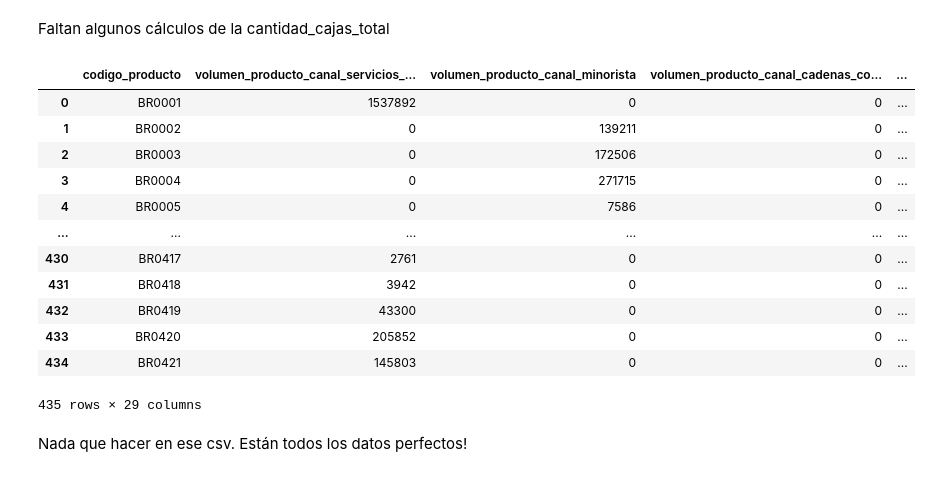
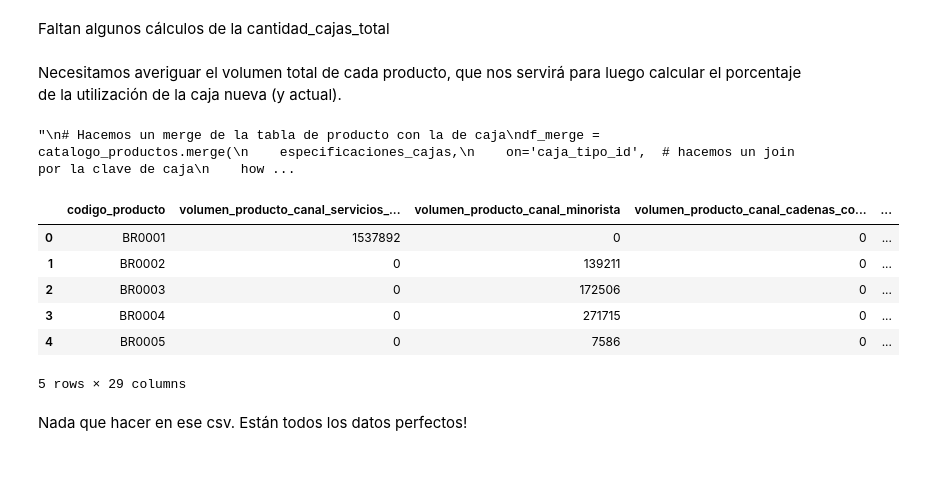
Before and after one commit to demianelnecave/AlixPartners-Competencia-Datos, a Jupyter notebook: 1.limpieza-datos.ipynb, the cells around one changed output. Drawn from its saved outputs; the diff is of its cells as text; code cells hidden in the pictures.

```diff
--- a/1.limpieza-datos.ipynb
+++ b/1.limpieza-datos.ipynb
@@ -71,22 +57,39 @@ especificaciones_cajas['cantidad_cajas_total'] = (
     especificaciones_cajas['cantidad_cajas_largo'] *
     especificaciones_cajas['cantidad_cajas_ancho']
 )
+# %% [markdown]
+Necesitamos averiguar el volumen total de cada producto, que nos servirá para luego calcular el porcentaje de la utilización de la caja nueva (y actual).
+# %%
+'''
+# Hacemos un merge de la tabla de producto con la de caja
+df_merge = catalogo_productos.merge(
+    especificaciones_cajas,
+    on='caja_tipo_id',  # hacemos un join por la clave de caja
+    how='left'          # dos productos distintos pueden usar la misma caja
+)
+
+# Calculamos el volumen del producto como la dimensión interna de la caja actual, pues la
+# restricción indica que su valor es el mínimo posible para contener el producto.
+df_merge['volumen_producto'] = (
+    df_merge['caja_interior_largo'] *
+    df_merge['caja_interior_ancho'] *
+    (df_merge['caja_interior_alto'] - 40) # Un headspace de 40mm obligatorio para la altura
+)
+
+catalogo_productos['volumen_producto'] = df_merge['volumen_producto']
+'''
+# %% [output]
+"\n# Hacemos un merge de la tabla de producto con la de caja\ndf_merge = catalogo_productos.merge(\n    especificaciones_cajas,\n    on='caja_tipo_id',  # hacemos un join por la clave de caja\n    how ...
 # %%
-operaciones_planta
+operaciones_planta.head()
 # %% [output]
 |  | codigo_producto | volumen_producto_canal_servicios_... | volumen_producto_canal_minorista | volumen_producto_canal_cadenas_co... | ... |
 | 0 | BR0001 | 1537892 | 0 | 0 | ... |
 | 1 | BR0002 | 0 | 139211 | 0 | ... |
 | 2 | BR0003 | 0 | 172506 | 0 | ... |
 | 3 | BR0004 | 0 | 271715 | 0 | ... |
 | 4 | BR0005 | 0 | 7586 | 0 | ... |
-| ... | ... | ... | ... | ... | ... |
-| 430 | BR0417 | 2761 | 0 | 0 | ... |
-| 431 | BR0418 | 3942 | 0 | 0 | ... |
-| 432 | BR0419 | 43300 | 0 | 0 | ... |
-| 433 | BR0420 | 205852 | 0 | 0 | ... |
-| 434 | BR0421 | 145803 | 0 | 0 | ... |
-435 rows × 29 columns
+5 rows × 29 columns
 # %% [markdown]
 Nada que hacer en ese csv. Están todos los datos perfectos!
 # %%
```
Also changed, not shown: parts of 3 cells of this notebook, 1 other file.
